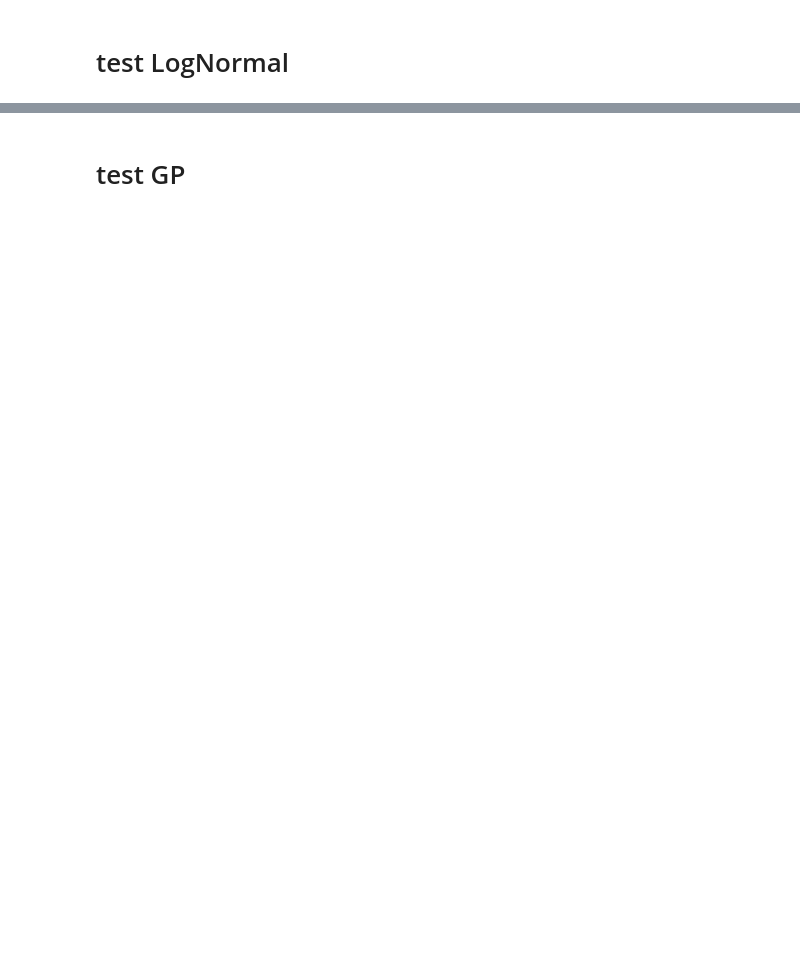
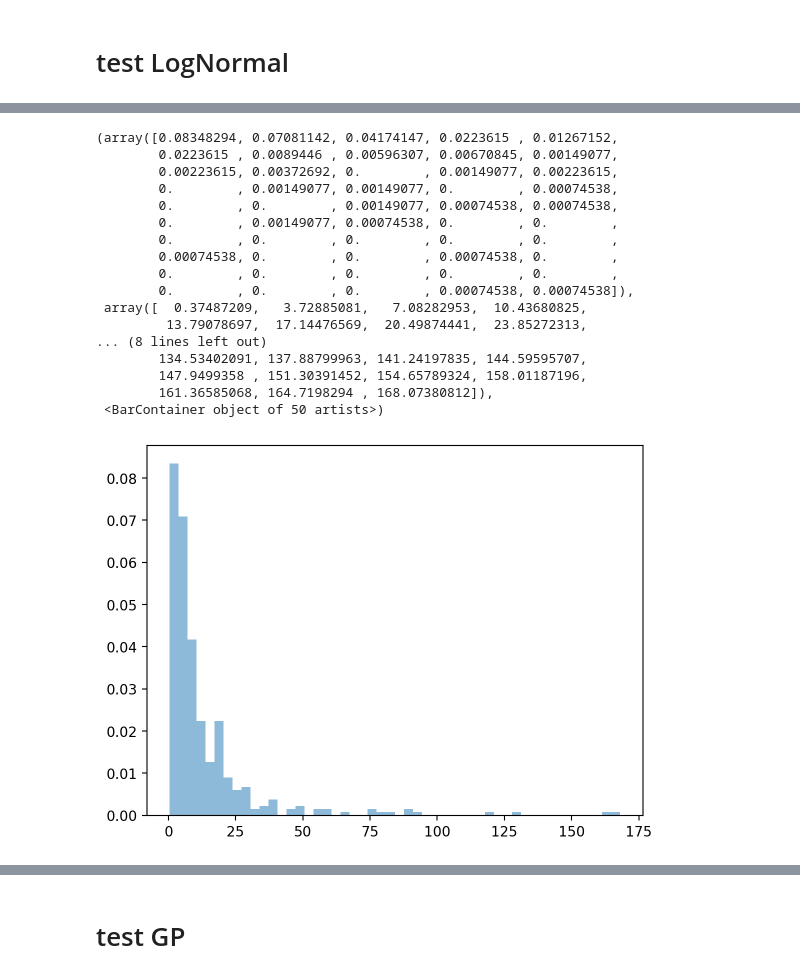
Before and after one commit to juanserrano90/paper-tois4438-442, a Jupyter notebook: code/test_distributions.ipynb, the cells around one changed output, grey strips where cells are left out. Drawn from its saved outputs; the diff is of its cells as text; code cells hidden in the pictures; blank space fills up the shorter version.

```diff
--- a/code/test_distributions.ipynb
+++ b/code/test_distributions.ipynb
@@ -61,0 +66,23 @@ ax = az.plot_posterior(trace)
+# %%
+flat_samps = trace.posterior.stack(sample=("chain", "draw"))
+# %%
+plt.hist(flat_samps["rho"], bins=50, density=True, alpha=0.5)
+# %% [output]
+(array([0.08348294, 0.07081142, 0.04174147, 0.0223615 , 0.01267152,
+        0.0223615 , 0.0089446 , 0.00596307, 0.00670845, 0.00149077,
+        0.00223615, 0.00372692, 0.        , 0.00149077, 0.00223615,
+        0.        , 0.00149077, 0.00149077, 0.        , 0.00074538,
+        0.        , 0.        , 0.00149077, 0.00074538, 0.00074538,
+        0.        , 0.00149077, 0.00074538, 0.        , 0.        ,
+        0.        , 0.        , 0.        , 0.        , 0.        ,
+        0.00074538, 0.        , 0.        , 0.00074538, 0.        ,
+        0.        , 0.        , 0.        , 0.        , 0.        ,
+        0.        , 0.        , 0.        , 0.00074538, 0.00074538]),
+ array([  0.37487209,   3.72885081,   7.08282953,  10.43680825,
+         13.79078697,  17.14476569,  20.49874441,  23.85272313,
+... (8 lines left out)
+        134.53402091, 137.88799963, 141.24197835, 144.59595707,
+        147.9499358 , 151.30391452, 154.65789324, 158.01187196,
+        161.36585068, 164.7198294 , 168.07380812]),
+ <BarContainer object of 50 artists>)
+[figure, added]
```
Also changed, not shown: parts of 12 cells of this notebook.
